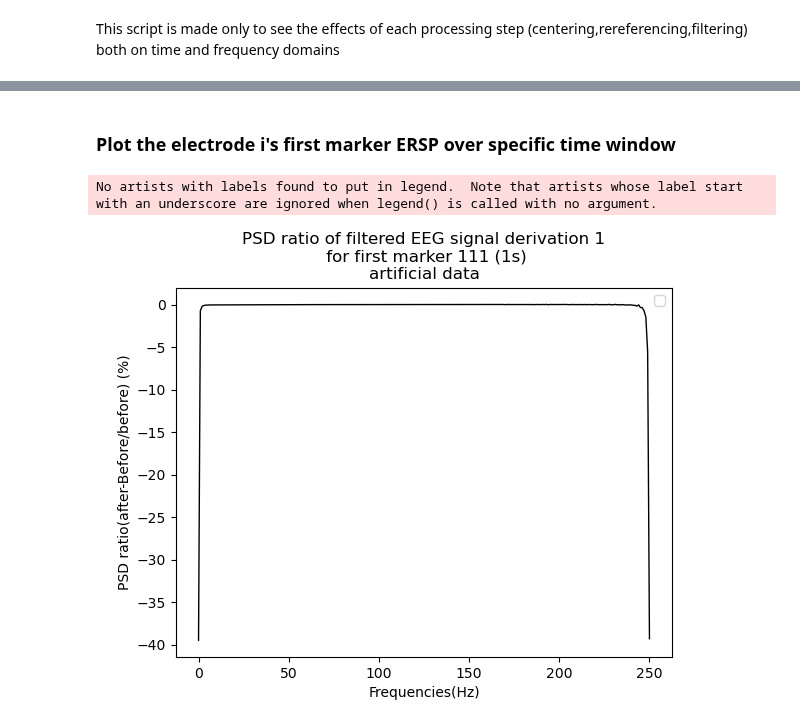
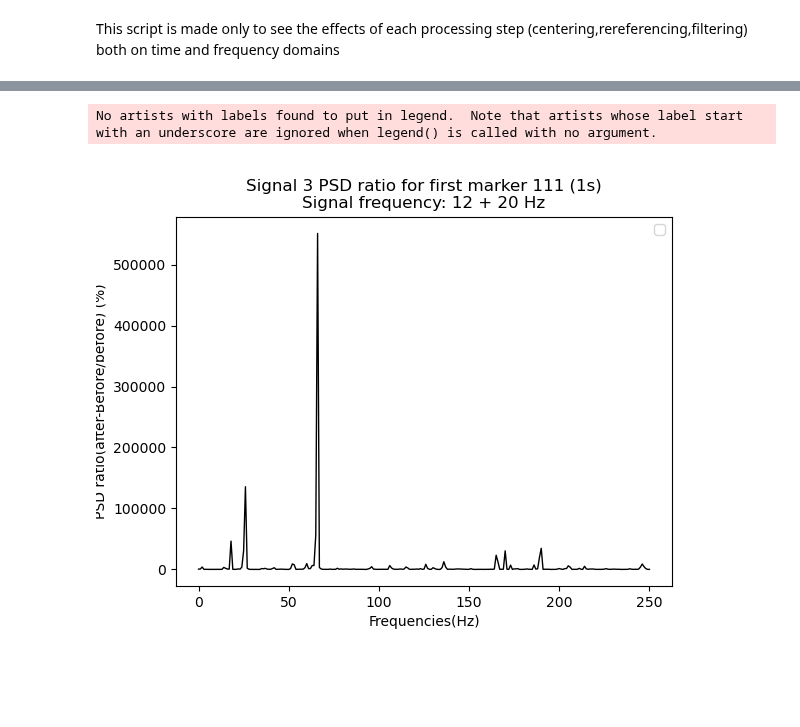
Before and after one commit to iwissemben/Stage_Signal_Physio, a Jupyter notebook: SRC/sandbox.ipynb, the cells around one changed output, grey strips where cells are left out. Drawn from its saved outputs; the diff is of its cells as text; code cells hidden in the pictures; blank space fills up the shorter version.

```diff
--- a/SRC/sandbox.ipynb
+++ b/SRC/sandbox.ipynb
@@ -119,0 +51,28 @@ tridi_Pxx_densities_100_after = tridi_Pxx_densities_after[:, 0::2, :]
+# %%
+#Signal generation (2 signals)
+Srate=500
+length_time=20
+change_time=length_time/2
+
+signal_frequency1=12
+signal_frequency2=20
+signal_frequency3="12 + 20 "
+
+original_amp_1=100
+new_amp_1=original_amp_1/10
+#new_amp_1=original_amp_1
+
+original_amp_2=20
+new_amp_2=original_amp_2/2
+
+
+times,signal_amplitudes1=generate_sine_wave(amplitude=original_amp_1, frequency=signal_frequency1, duration=length_time,
+                               change_time=change_time, new_amplitude=new_amp_1, sample_rate=Srate)
+print(np.shape(signal_amplitudes1))
+times2,signal_amplitudes2=generate_sine_wave(amplitude=original_amp_2, frequency=signal_frequency2, duration=length_time,
+                               change_time=change_time, new_amplitude=new_amp_2, sample_rate=Srate)
+
+signal_mixed_amplitudes=signal_amplitudes1+signal_amplitudes2
+
+print(times[3500])
+print(len(times))
@@ -119,0 +85,4 @@ tridi_Pxx_densities_100_after = tridi_Pxx_densities_after[:, 0::2, :]
+# %%
+#stacking the signals as columns of a single 2D array (to be able to use the nearest_timestamps_array_finder and compute_lagged_psd2_all_electrodes functions)
+signal_electrodes=np.column_stack((signal_amplitudes1,signal_amplitudes2,signal_mixed_amplitudes))
+print(signal_electrodes.shape)
@@ -119,0 +128,4 @@ tridi_Pxx_densities_100_after = tridi_Pxx_densities_after[:, 0::2, :]
+# %%
+#select the signal [1,3]
+ELECTRODE_NUM=3
+SELECTOR=ELECTRODE_NUM-1 #Due to python indices
@@ -154,11 +253,8 @@ figure.legend()
-# %% [markdown]
-### Plot the electrode i's first marker ERSP over specific time window
 # %%
-single_plot("artificial data", fig_number=3, x=tridi_freqs_ratio[:, 0, SELECTOR], y=tridi_Pxx_densities_ratio_111[:, 1, SELECTOR],
-            fig_title="PSD ratio of filtered EEG signal derivation " +
-            str(1)+
-            "\n for first marker 111 ("+str(time_window)+"s)",
+#Plot ERSP
+single_plot("Signal frequency: "+str(eval("signal_frequency"+str(ELECTRODE_NUM)))+"Hz", fig_number=5, x=tridi_freqs_ratio[:, 0, SELECTOR], y=tridi_Pxx_densities_ratio_111[:, 1, SELECTOR],
+            fig_title="Signal " +str(ELECTRODE_NUM)+ " PSD ratio for first marker 111 ("+str(time_window)+"s)",
             xlabel="Frequencies(Hz)", ylabel="PSD ratio(after-Before/before) (%)")
 # %% [output]
 No artists with labels found to put in legend.  Note that artists whose label start with an underscore are ignored when legend() is called with no argument.
-[figure, old version]
+[figure, new version]
```
Also changed, not shown: parts of 65 cells of this notebook, 7 other files.
